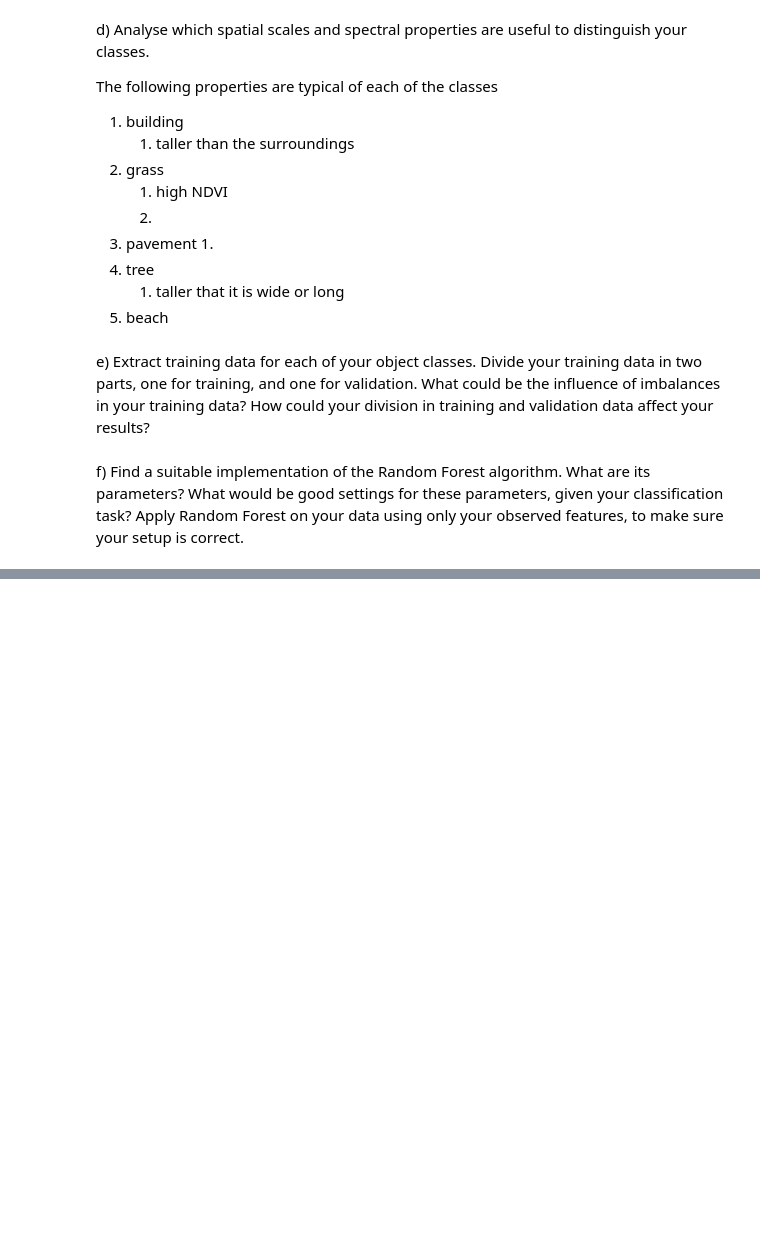
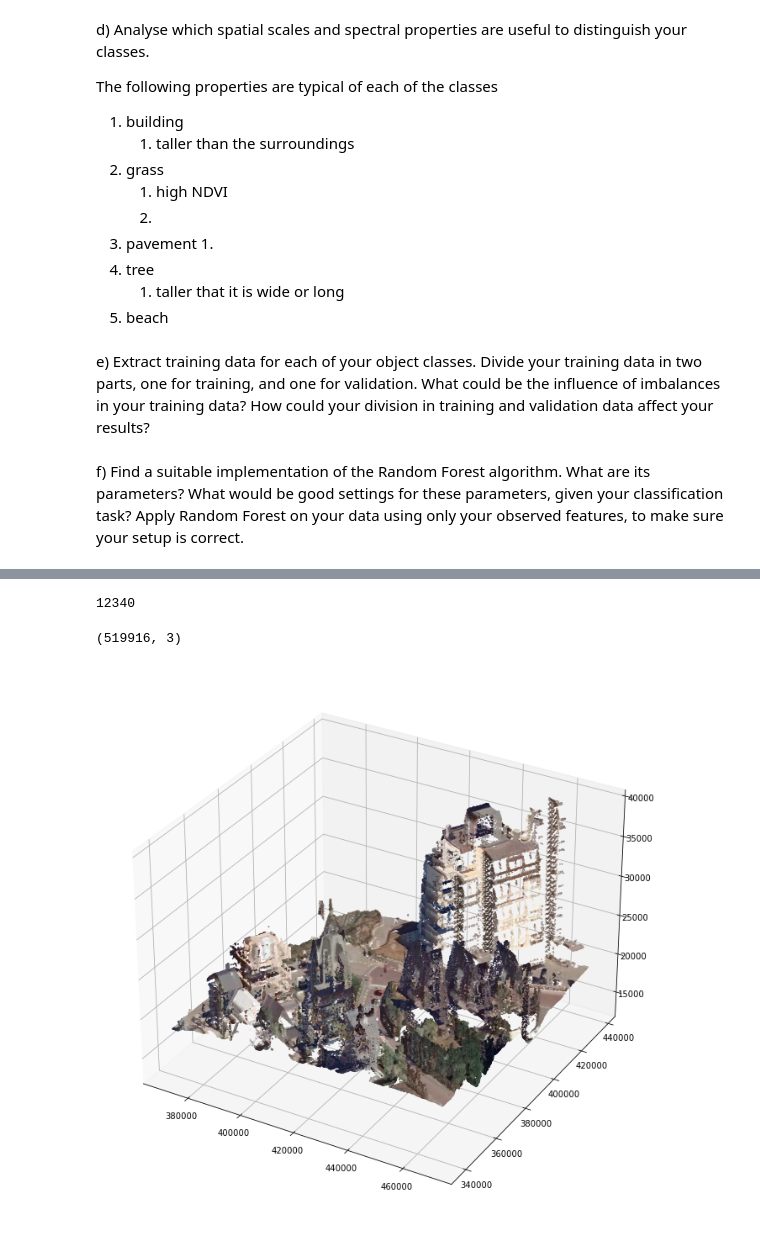
Before and after one commit to pratyush1611/CIE4604_Assignment4, a Jupyter notebook: a4_ml_laspy.ipynb, the cells around one changed output, grey strips where cells are left out. Saved outputs shown, nothing was run; the diff lists cells and outputs as text; code cells hidden in the pictures; blank space fills up the shorter version.

```diff
--- a/a4_ml_laspy.ipynb
+++ b/a4_ml_laspy.ipynb
@@ -203,0 +206,19 @@ f) Find a suitable implementation of the Random Forest algorithm. What are its p
+# %%
+subset.Z.min()
+# %% [output]
+12340
+# %%
+fig = plt.figure(figsize=(12, 12))
+ax = fig.add_subplot(111, projection='3d')
+min_max_scaler = MinMaxScaler()
+color = min_max_scaler.fit_transform(np.vstack([subset.red,subset.green,subset.blue]).T)
+
+
+print(color.shape)
+ax.scatter(subset.X, subset.Y,subset.Z,s=1,c=color)
+ax.set_zlim3d(bottom=subset.Z.min())
+
+plt.show()
+# %% [output]
+(519916, 3)
+[figure, added]
```
Also changed, not shown: parts of 7 cells of this notebook.
